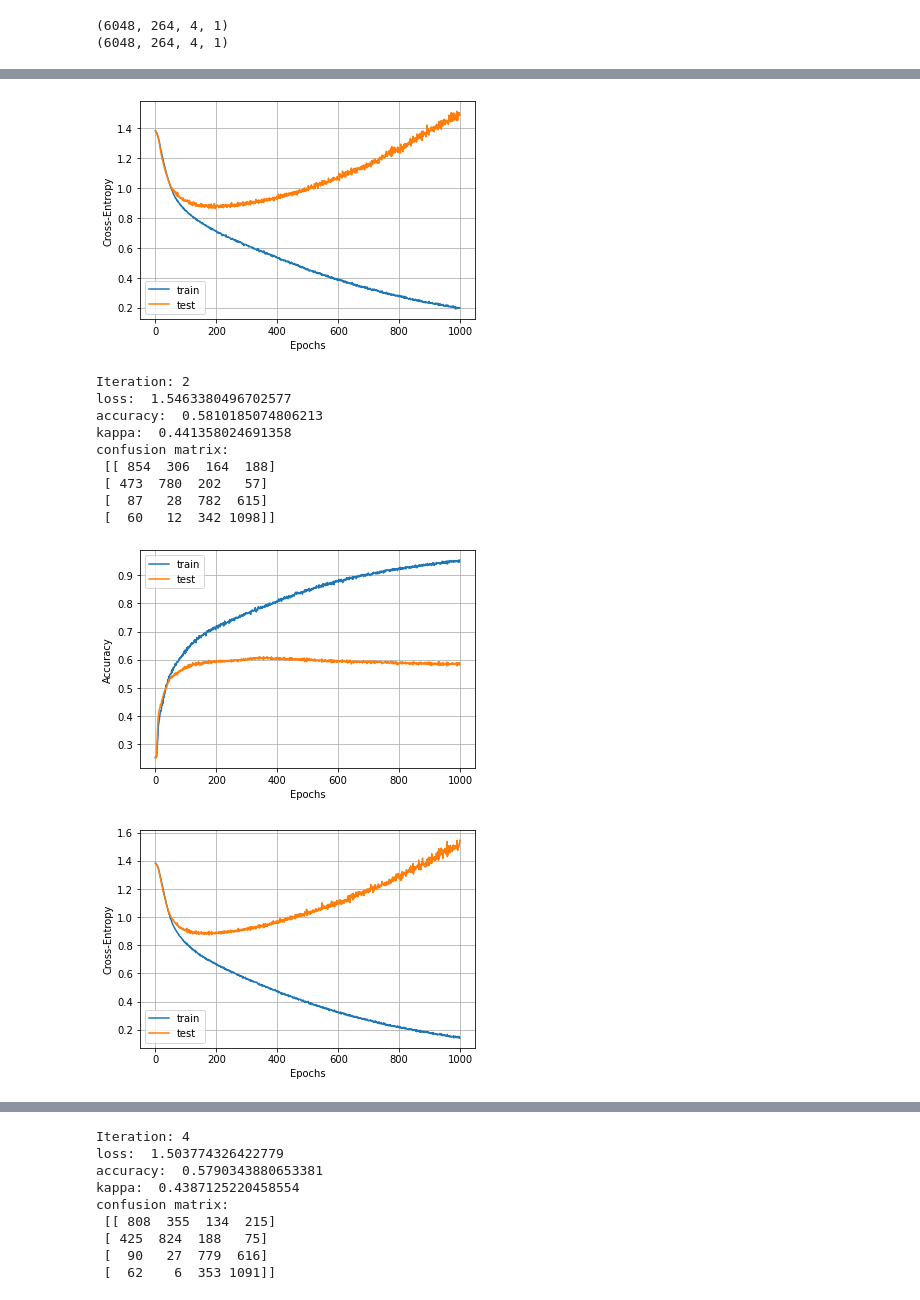
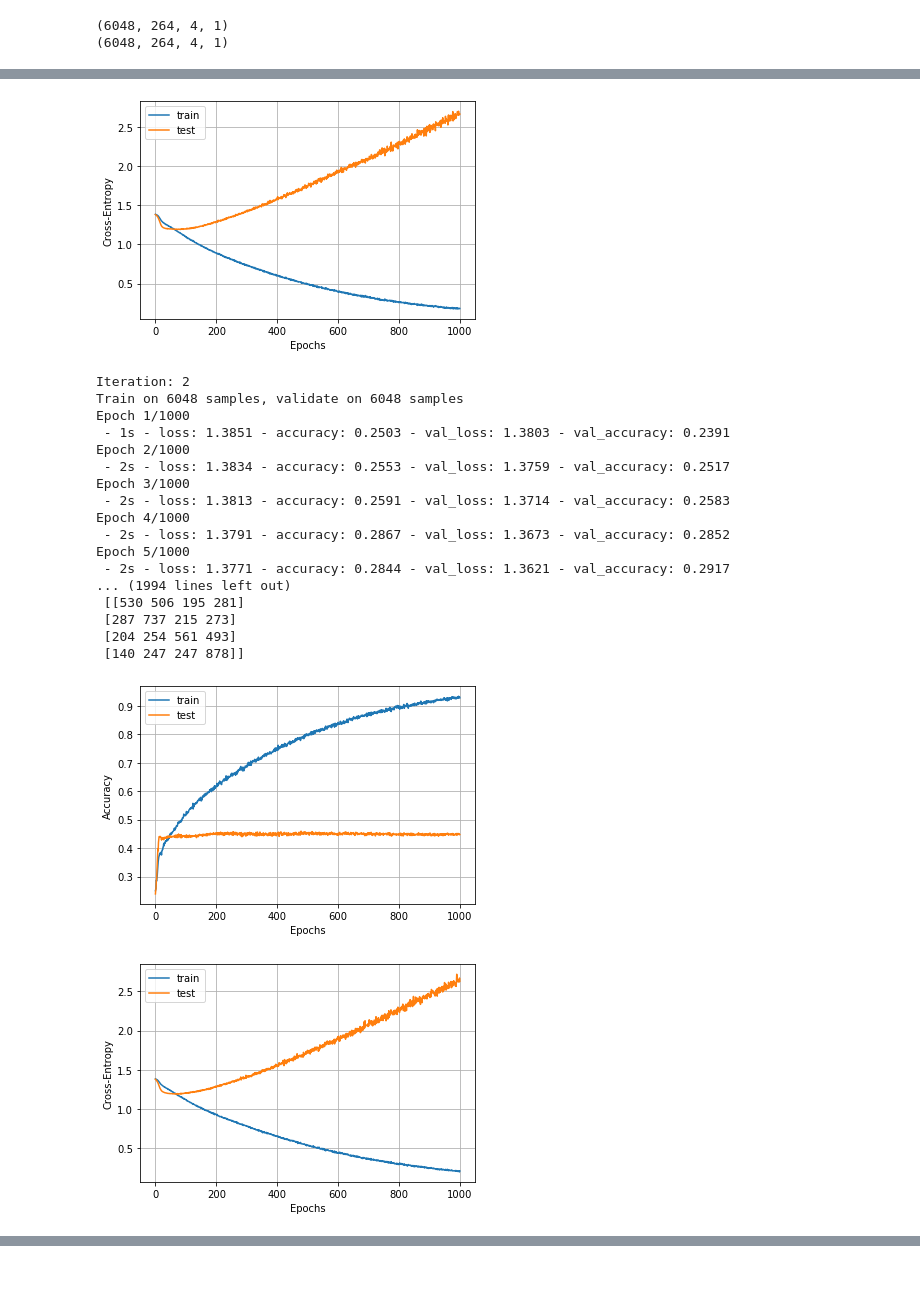
Before and after one commit to EdgarMoyete/Deep-Learning-BCI-IV-2a, a Jupyter notebook: Espectros-STFT/STFT3D-Ventaneo.ipynb, the cells around one changed output, grey strips where cells are left out. Drawn from its saved outputs; the diff is of its cells as text; code cells hidden in the pictures; blank space fills up the shorter version.

Commit message:
cross validation

```diff
--- a/Espectros-STFT/STFT3D-Ventaneo.ipynb
+++ b/Espectros-STFT/STFT3D-Ventaneo.ipynb
@@ -85,6 +81,8 @@ def unir_espectrogramas_vertical_resize(data):
       temporal[j*24:(j+1)*24, :] = Sxx[8:32, :]
     resized = cv2.resize(temporal, dim, interpolation=cv2.INTER_AREA)
     datos[i] = resized
+    if i % 100 == 0: #esto solo es para ver como avanza
+      print(i)
   return datos
 # %%
 #llamar a unir_espectrogramas_vertical_resize(data)
@@ -113,11 +129,13 @@ print(np.mean(x_test))
 # %%
+maximo = np.ceil(np.max(x_train))
+
 #convertir a float
 x_train = x_train.astype('float32')
 x_test = x_test.astype('float32')
 
 #escalar los valores en un rango de 0 a 1 (normalizar)
-x_train /= 68.0
-x_test /= 68.0
+x_train /= maximo
+x_test /= maximo
 # %%
 print(np.max(x_train))
 print(np.max(x_test))
@@ -151,8 +169,8 @@ def CNN_2D():
   model.add(Conv2D(16, (3,3), activation='relu', padding='same'))
   model.add(MaxPool2D((2,2)))
   model.add(Flatten())
-  model.add(Dense(64, activation='relu'))
-  model.add(Dropout(0.2))
+  model.add(Dense(128, activation='relu'))
+  model.add(Dropout(0.5))
   model.add(Dense(n_classes, activation='softmax'))
 
   optimizer = Adam(lr=1e-4)
@@ -160,35 +178,18 @@ def CNN_2D():
                 loss = 'sparse_categorical_crossentropy',
                 metrics = ['accuracy'])
   return model
-# %%
-'''def CNN_2D_BN():
-  model = Sequential()
-  model.add(Conv2D(8, (3,3), padding='same', input_shape=x_train.shape[1:]))
-  model.add(BatchNormalization())
-  model.add(Activation('relu'))
-  model.add(MaxPool2D((2,2)))
-  model.add(Flatten())
-  model.add(Dense(64))
-  model.add(BatchNormalization())
-  model.add(Activation('relu'))
-  model.add(Dense(n_classes, activation='softmax'))
-
-  optimizer = Adam(lr=1e-4)
-  model.compile(optimizer = optimizer,
-                loss = 'sparse_categorical_crossentropy',
-                metrics = ['accuracy'])
-  return model'''
 # %%
+inicio = time.time()
 array_loss = []
 array_acc = []
 array_kappa = []
-for i in range(5):
+for i in range(2):
   print("Iteration:", i+1)
 
   model = CNN_2D()
 
   history = model.fit(x_train, y_train, epochs=1000, batch_size=512,
-                      validation_data=(x_test, y_test), verbose=0)
+                      validation_data=(x_test, y_test), verbose=2)
 
   test_loss, test_acc = model.evaluate(x_test, y_test, verbose=0)
   array_loss.append(test_loss)
@@ -226,5 +227,7 @@ print("Resultados:")
 print("loss:", array_loss)
 print("accuracy:", array_acc)
 print("kappa:", array_kappa)
+fin = time.time()
+print("Tiempo:", fin - inicio)
 # %% [output]
 Iteration: 1
@@ -240,12 +251,20 @@ confusion matrix:
-[figure, old version]
+[figure, new version]
 Iteration: 2
-loss:  1.5463380496702577
-accuracy:  0.5810185074806213
-kappa:  0.441358024691358
-confusion matrix:
- [[ 854  306  164  188]
- [ 473  780  202   57]
- [  87   28  782  615]
- [  60   12  342 1098]]
+Train on 6048 samples, validate on 6048 samples
+Epoch 1/1000
+ - 1s - loss: 1.3851 - accuracy: 0.2503 - val_loss: 1.3803 - val_accuracy: 0.2391
+Epoch 2/1000
+ - 2s - loss: 1.3834 - accuracy: 0.2553 - val_loss: 1.3759 - val_accuracy: 0.2517
+Epoch 3/1000
+ - 2s - loss: 1.3813 - accuracy: 0.2591 - val_loss: 1.3714 - val_accuracy: 0.2583
+Epoch 4/1000
+ - 2s - loss: 1.3791 - accuracy: 0.2867 - val_loss: 1.3673 - val_accuracy: 0.2852
+Epoch 5/1000
+ - 2s - loss: 1.3771 - accuracy: 0.2844 - val_loss: 1.3621 - val_accuracy: 0.2917
+... (1994 lines left out)
+ [[530 506 195 281]
+ [287 737 215 273]
+ [204 254 561 493]
+ [140 247 247 878]]
-[figure, old version]
+[figure, new version]
-[figure, old version]
+[figure, new version]
@@ -263,9 +275,0 @@ confusion matrix:
-Iteration: 4
-loss:  1.503774326422779
-accuracy:  0.5790343880653381
-kappa:  0.4387125220458554
-confusion matrix:
- [[ 808  355  134  215]
- [ 425  824  188   75]
- [  90   27  779  616]
- [  62    6  353 1091]]
```
Also changed, not shown: parts of 10 cells of this notebook, 15 other files.
